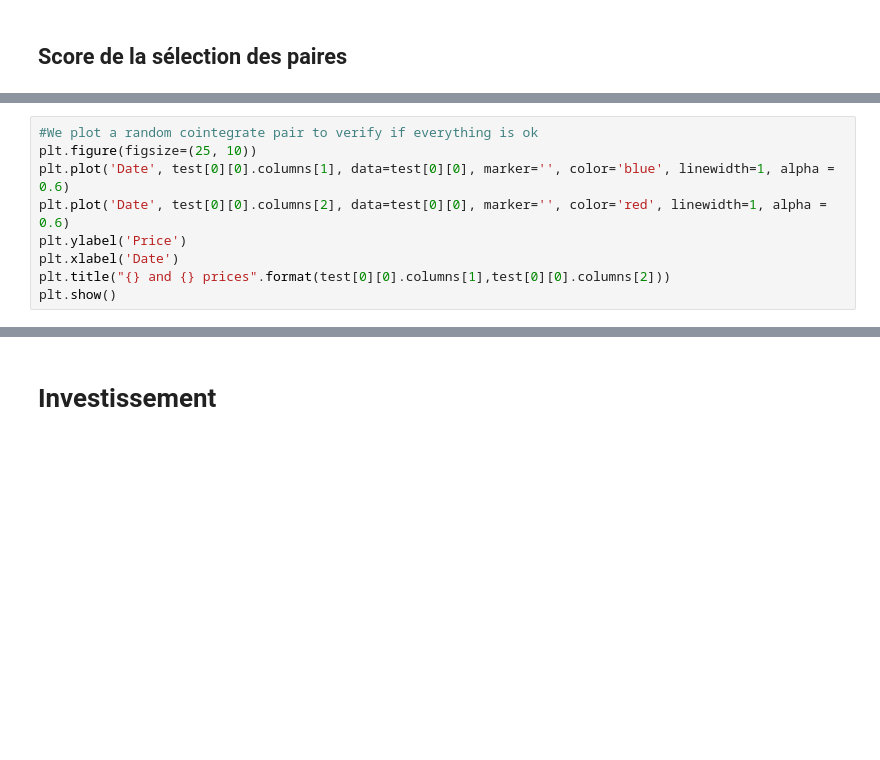
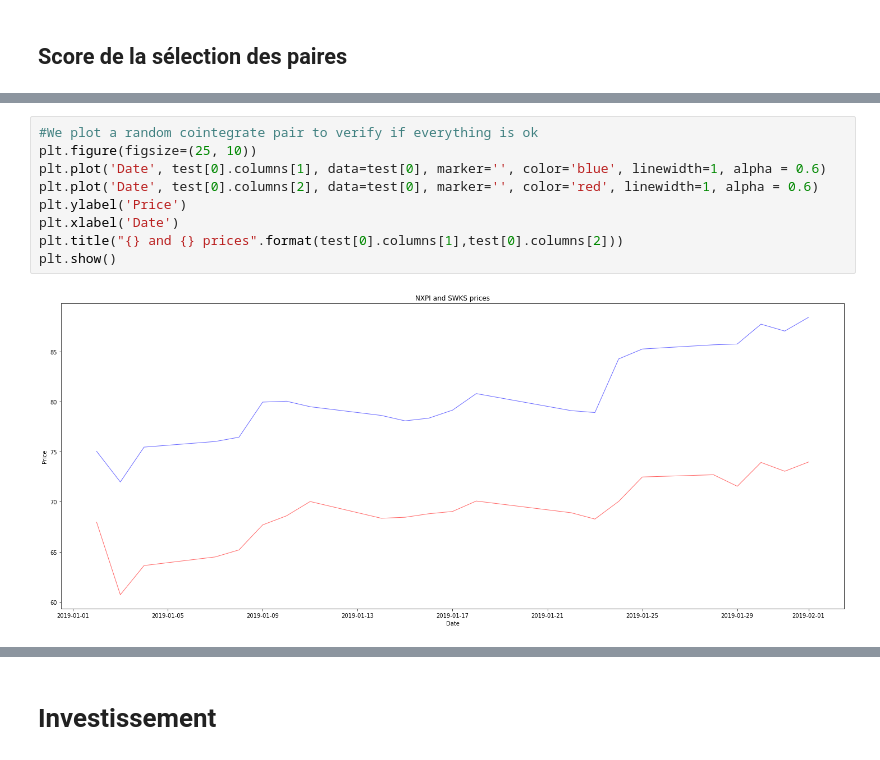
Before and after one commit to ArthurVinot/PI2, a Jupyter notebook: Code_Presentation.ipynb, the cells around one changed output, grey strips where cells are left out. Saved outputs shown, nothing was run; the diff lists cells and outputs as text; blank space fills up the shorter version.

```diff
--- a/Code_Presentation.ipynb
+++ b/Code_Presentation.ipynb
@@ -487,10 +488,12 @@ train[0]
 # %%
 #We plot a random cointegrate pair to verify if everything is ok
 plt.figure(figsize=(25, 10))
-plt.plot('Date', test[0][0].columns[1], data=test[0][0], marker='', color='blue', linewidth=1, alpha = 0.6)
-plt.plot('Date', test[0][0].columns[2], data=test[0][0], marker='', color='red', linewidth=1, alpha = 0.6)
+plt.plot('Date', test[0].columns[1], data=test[0], marker='', color='blue', linewidth=1, alpha = 0.6)
+plt.plot('Date', test[0].columns[2], data=test[0], marker='', color='red', linewidth=1, alpha = 0.6)
 plt.ylabel('Price')
 plt.xlabel('Date')
-plt.title("{} and {} prices".format(test[0][0].columns[1],test[0][0].columns[2]))
+plt.title("{} and {} prices".format(test[0].columns[1],test[0].columns[2]))
 plt.show()
+# %% [output]
+[figure, added]
 # %%
```
Also changed, not shown: parts of 24 cells of this notebook.
